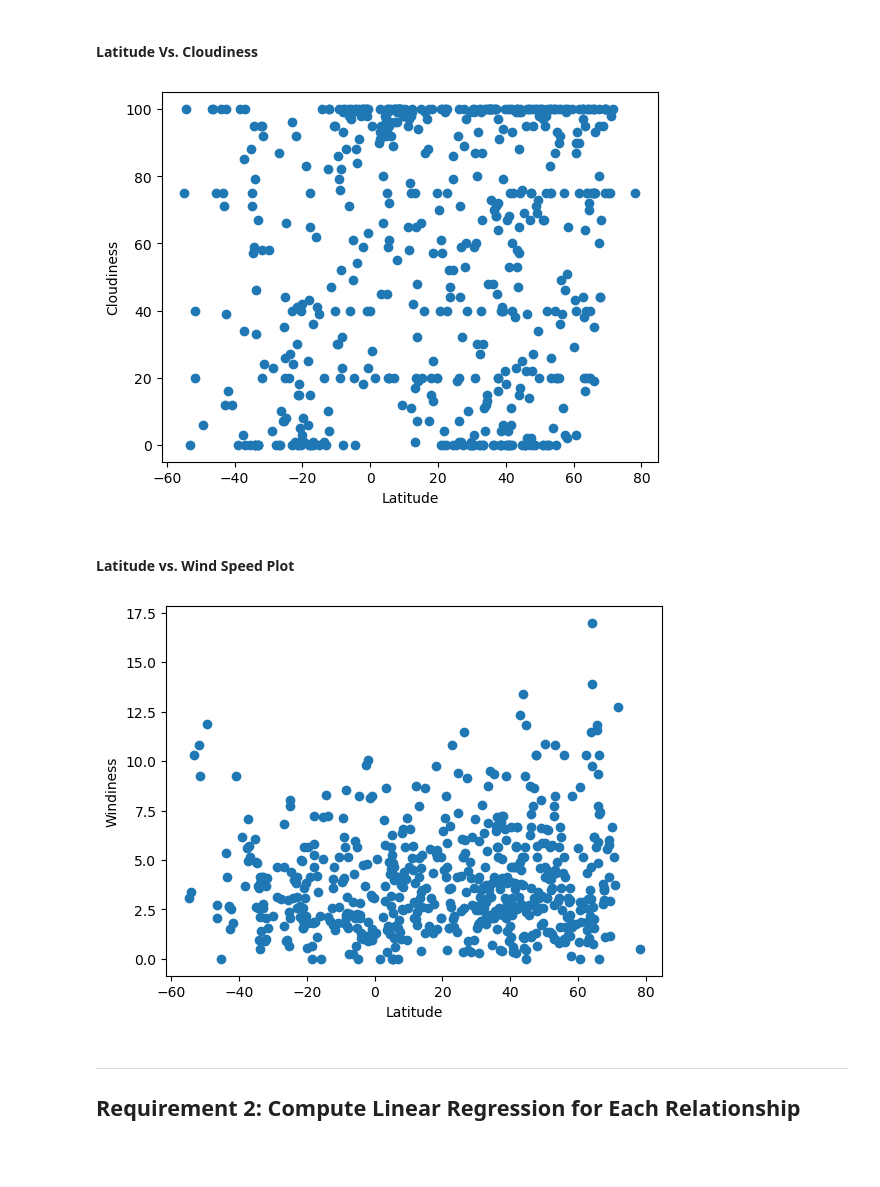
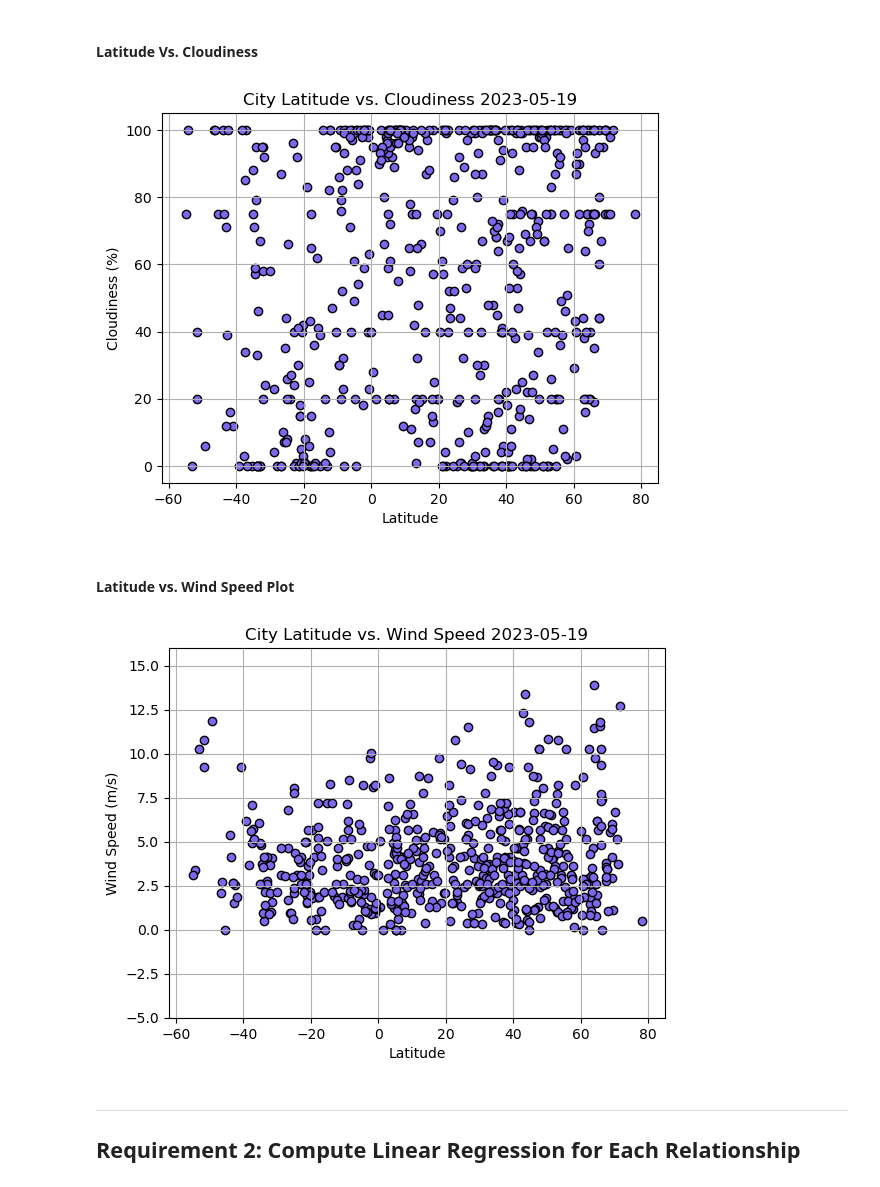
Before and after one commit to aglantzrbc/python-api-challenge, a Jupyter notebook: WeatherPy/WeatherPy.ipynb, the cells around one changed output. Cells and saved outputs as stored; diff of their text form; code cells hidden in the pictures; blank space fills up the shorter version.

```diff
--- a/WeatherPy/WeatherPy.ipynb
+++ b/WeatherPy/WeatherPy.ipynb
@@ -232,31 +240,39 @@ plt.show()
 # %%
 # Build the scatter plots for latitude vs. cloudiness
 lat_all = city_data_df["Lat"]
 cloud_all = city_data_df["Cloudiness"]
-plt.scatter(lat_all, cloud_all)
+plt.xlim(-62, 85)
+plt.ylim(-5, 105)
+plt.scatter(lat_all, cloud_all, edgecolors="black",facecolors="mediumslateblue")
 
 # Incorporate the other graph properties
-plt.xlabel3("Latitude")
-plt.ylabel3("Cloudiness")
+plt.xlabel("Latitude")
+plt.ylabel('Cloudiness (%)')
+plt.title("City Latitude vs. Cloudiness 2023-05-19")
+plt.grid(True)
 
 # Save the figure
 plt.savefig("output_data/Fig3.png")
 
 # Show plot
 plt.show()
 # %% [output]
-[figure, old version]
+[figure, new version]
 # %% [markdown]
 #### Latitude vs. Wind Speed Plot
 # %%
 # Build the scatter plots for latitude vs. wind speed
 lat_all = city_data_df["Lat"]
 wind_all = city_data_df["Wind Speed"]
-plt.scatter(lat_all, wind_all)
+plt.xlim(-62, 85)
+plt.ylim(-5, 16)
+plt.scatter(lat_all, wind_all, edgecolors="black",facecolors="mediumslateblue")
 
 # Incorporate the other graph properties
-plt.xlabel4("Latitude")
-plt.ylabel4("Windiness")
+plt.xlabel("Latitude")
+plt.ylabel('Wind Speed (m/s)')
+plt.title("City Latitude vs. Wind Speed 2023-05-19")
+plt.grid(True)
 
 # Save the figure
 plt.savefig("output_data/Fig4.png")
@@ -264,7 +280,7 @@ plt.savefig("output_data/Fig4.png")
 # Show plot
 plt.show()
 # %% [output]
-[figure, old version]
+[figure, new version]
 # %% [markdown]
 ---
 
```
Also changed, not shown: parts of 4 cells of this notebook, 4 other files.
